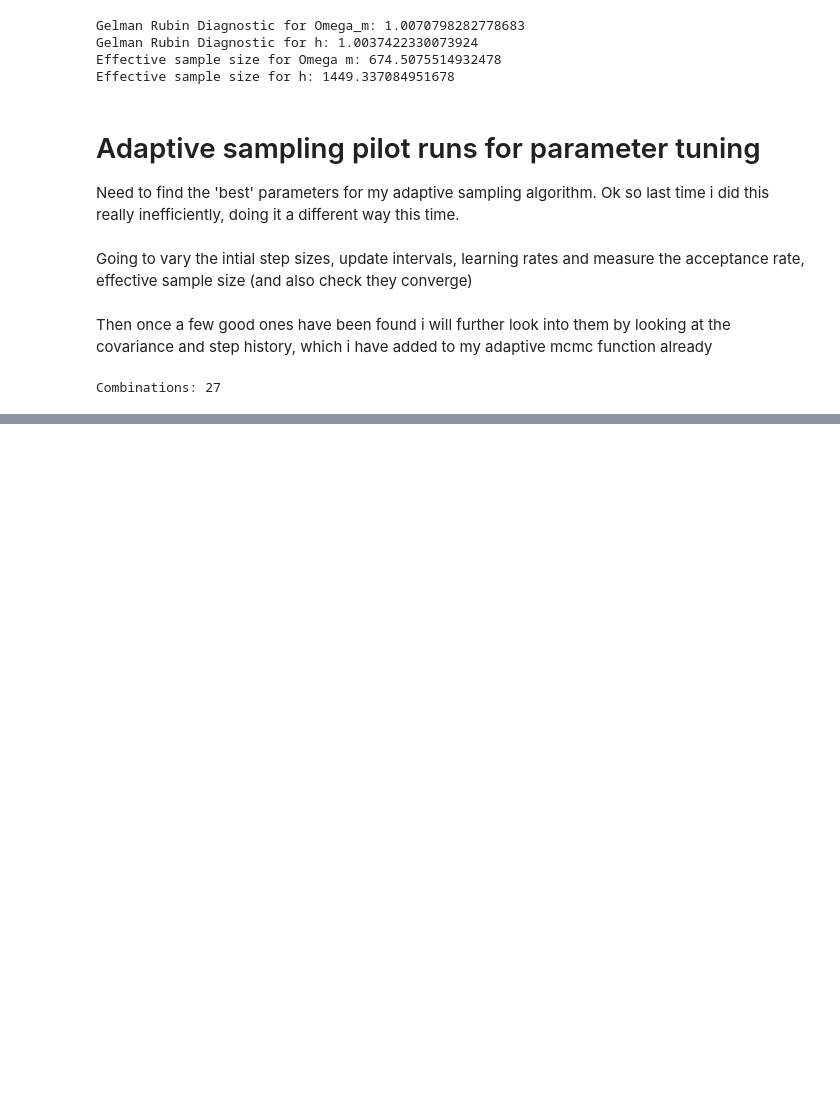
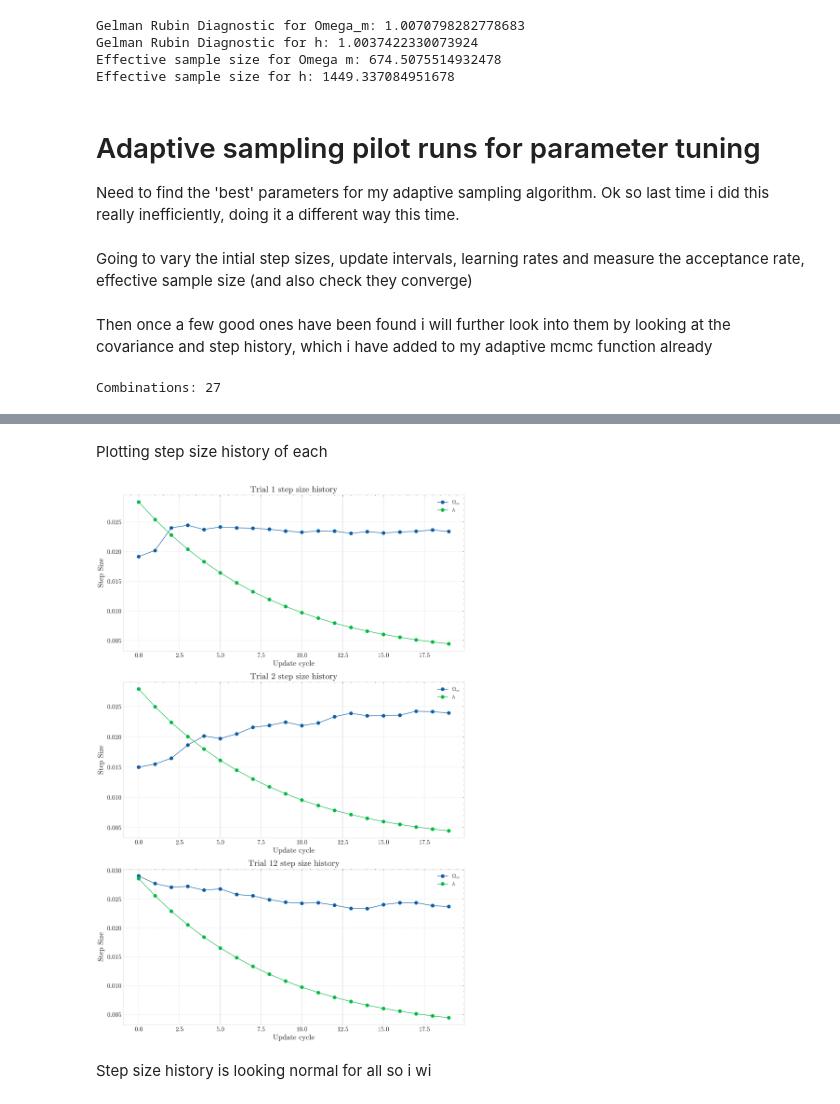
Before and after one commit to josephasal/cosmo_inference, a Jupyter notebook: mcmc/tuning_mcmc.ipynb, the cells around one changed output, grey strips where cells are left out. Saved outputs shown, nothing was run; the diff lists cells and outputs as text; code cells hidden in the pictures; blank space fills up the shorter version.

```diff
--- a/mcmc/tuning_mcmc.ipynb
+++ b/mcmc/tuning_mcmc.ipynb
@@ -164,0 +286,46 @@ results_df.to_csv("adaptive_mcmc_results.csv", index=False)
+# %% [markdown]
+Plotting step size history of each
+# %%
+#subplot of all the things
+step_hist1 = np.array(results_df.iloc[0]['step_hist'])
+step_hist2 = np.array(results_df.iloc[1]['step_hist'])
+step_hist12 = np.array(results_df.iloc[11]['step_hist'])
+
+plt.figure(figsize=(10,15))
+
+plt.subplot(3,1,1)
+plt.plot(step_hist1[:,0], label = '$\Omega_m$', marker='o')
+plt.plot(step_hist1[:,1], label = '$h$', marker='o')
+plt.xlabel('Update cycle')
+plt.ylabel('Step Size')
+plt.grid(axis='y', linestyle='--', alpha=0.7)
+plt.title('Trial 1 step size history')
+plt.legend()
+
+plt.subplot(3,1,2)
+plt.plot(step_hist2[:,0], label = '$\Omega_m$', marker='o')
+plt.plot(step_hist2[:,1], label = '$h$', marker='o')
+plt.xlabel('Update cycle')
+plt.ylabel('Step Size')
+plt.grid(axis='y', linestyle='--', alpha=0.7)
+plt.title('Trial 2 step size history')
+plt.legend()
+
+
+plt.subplot(3,1,3)
+plt.plot(step_hist12[:,0], label = '$\Omega_m$', marker='o')
+plt.plot(step_hist12[:,1], label = '$h$', marker='o')
+plt.xlabel('Update cycle')
+plt.ylabel('Step Size')
+plt.grid(axis='y', linestyle='--', alpha=0.7)
+plt.title('Trial 12 step size history')
+plt.legend()
+
+plt.tight_layout()
+plt.show()
+
+#in retrospect i shouldve for looped that mayeb
+# %% [output]
+[figure, added]
+# %% [markdown]
+Step size history is looking normal for all so i wi
```
Also changed, not shown: parts of 7 cells of this notebook.
